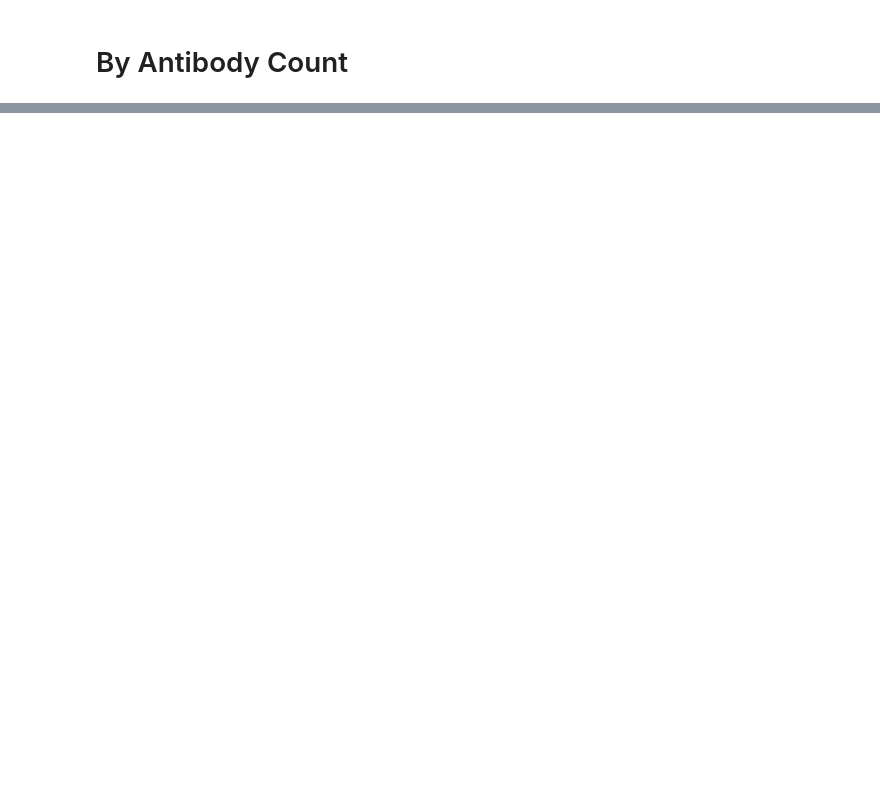
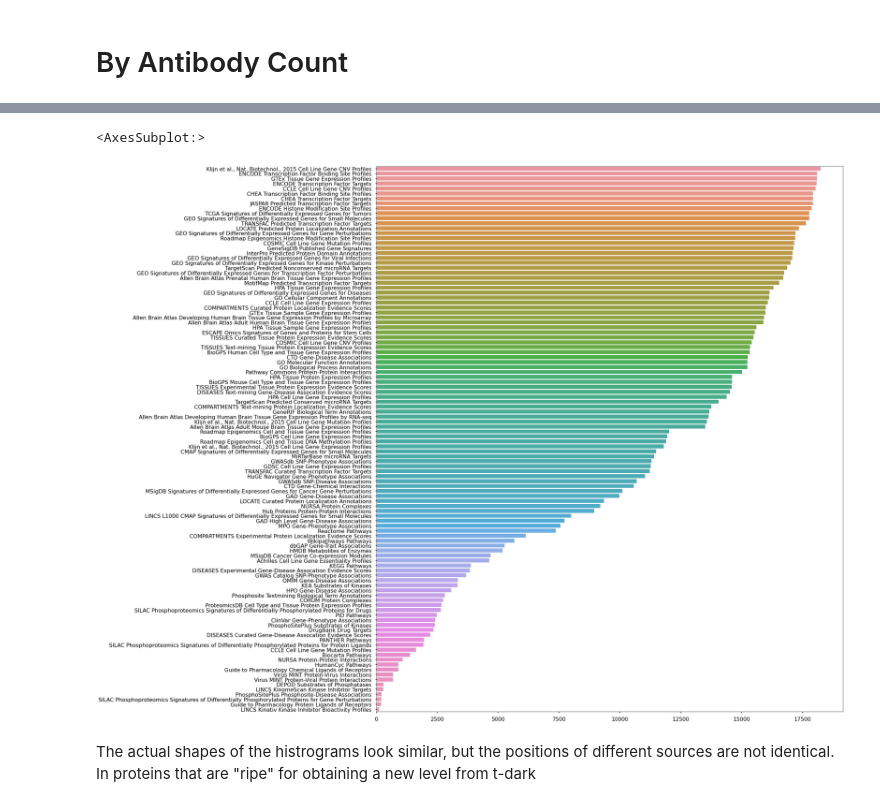
Before and after one commit to jbofill10/Pharos-Target-Examination, a Jupyter notebook: Visualizations.ipynb, the cells around one changed output, grey strips where cells are left out. Cells and saved outputs as stored; diff of their text form; code cells hidden in the pictures; blank space fills up the shorter version.

```diff
--- a/Visualizations.ipynb
+++ b/Visualizations.ipynb
@@ -305,0 +324,13 @@ Name: protein_id, Length: 86, dtype: int64
+# %%
+non_ripe_tdark = hgram[~hgram['protein_id'].isin(ripe_proteins['id'])]
+type_count_not_ripe = non_ripe_tdark['type'].value_counts().sort_values(ascending=False)
+
+top50 = type_count_not_ripe.head(50)
+plt.figure(figsize=(25,30))
+sns.barplot(y=type_count_not_ripe.keys(), x=type_count_not_ripe.values)
+# %% [output]
+<AxesSubplot:>
+[figure, added]
+# %% [markdown]
+The actual shapes of the histrograms look similar, but the positions of different sources are not identical.
+In proteins that are "ripe" for obtaining a new level from t-dark
```
Also changed, not shown: parts of 8 cells of this notebook.
